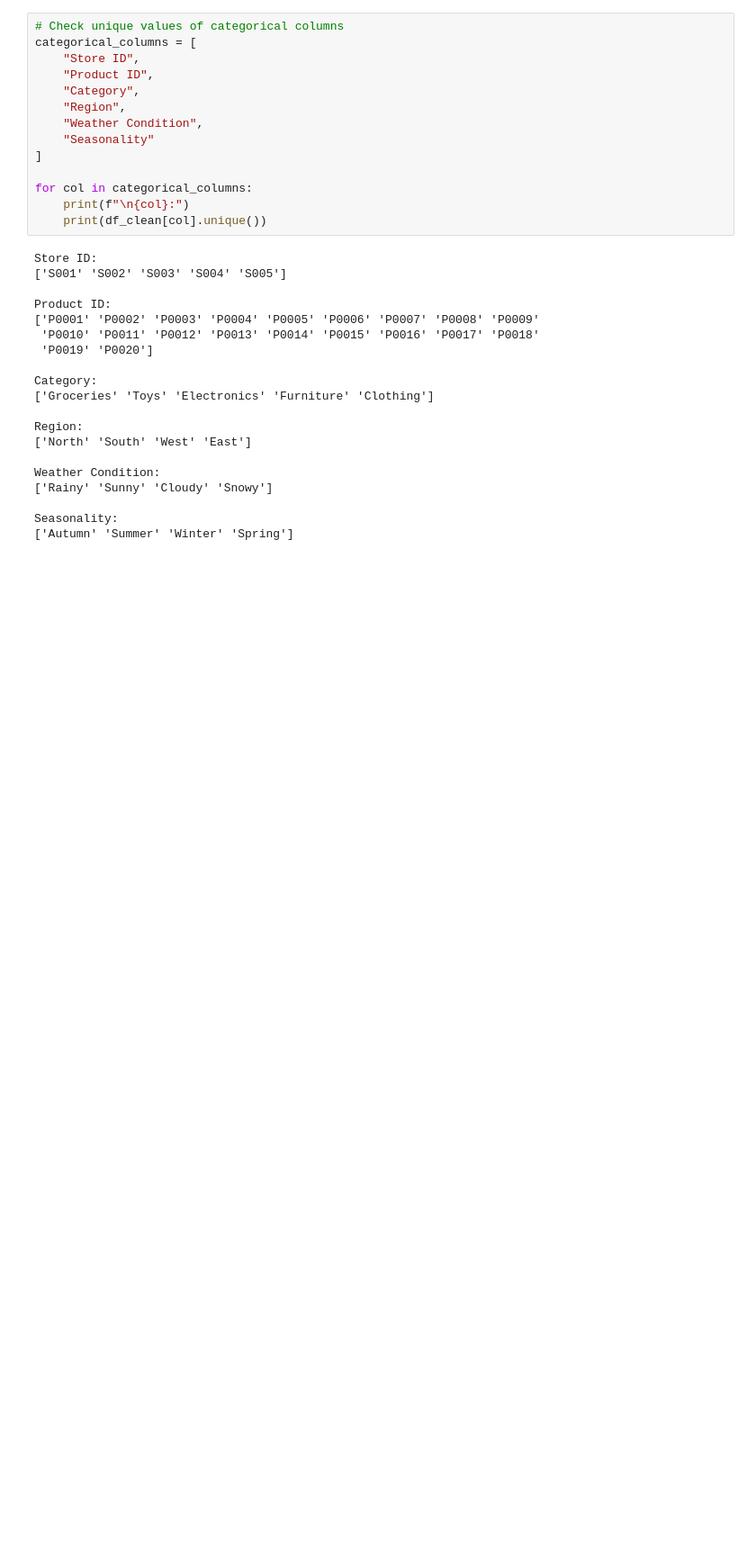
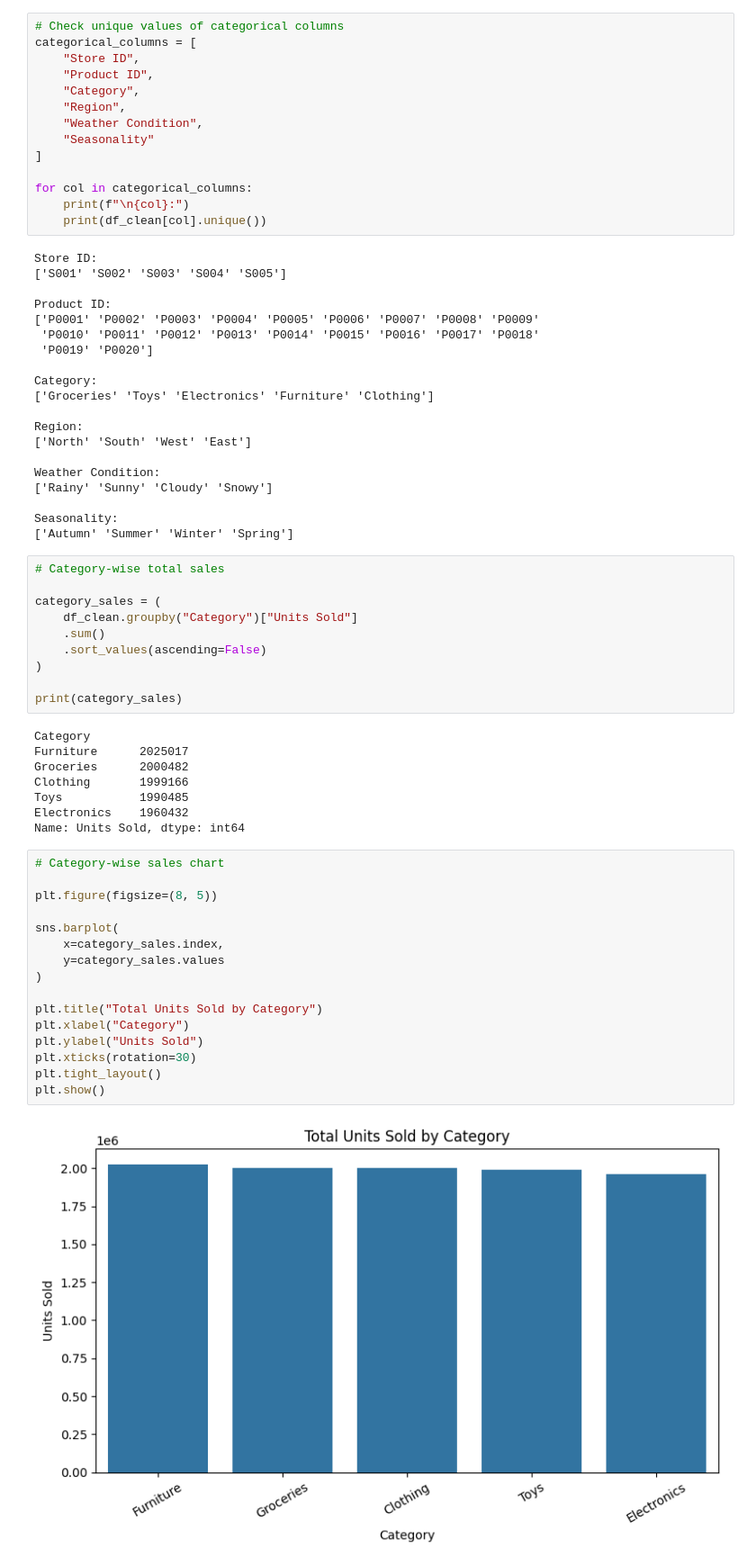
Before and after one commit to skismailkhan256-source/warehouse-stock-reorder-prediction, a Jupyter notebook: notebooks/warehouse_stock_analysis.ipynb, the cells around one changed output. Shown at 90% size. Saved outputs shown, nothing was run; the diff lists cells and outputs as text; blank space fills up the shorter version.

Commit message:
Complete data cleaning and EDA

```diff
--- a/notebooks/warehouse_stock_analysis.ipynb
+++ b/notebooks/warehouse_stock_analysis.ipynb
@@ -152,3 +157,39 @@ Weather Condition:
 
 Seasonality:
 ['Autumn' 'Summer' 'Winter' 'Spring']
+# %%
+# Category-wise total sales
+
+category_sales = (
+    df_clean.groupby("Category")["Units Sold"]
+    .sum()
+    .sort_values(ascending=False)
+)
+
+print(category_sales)
+# %% [output]
+Category
+Furniture      2025017
+Groceries      2000482
+Clothing       1999166
+Toys           1990485
+Electronics    1960432
+Name: Units Sold, dtype: int64
+# %%
+# Category-wise sales chart
+
+plt.figure(figsize=(8, 5))
+
+sns.barplot(
+    x=category_sales.index,
+    y=category_sales.values
+)
+
+plt.title("Total Units Sold by Category")
+plt.xlabel("Category")
+plt.ylabel("Units Sold")
+plt.xticks(rotation=30)
+plt.tight_layout()
+plt.show()
+# %% [output]
+[figure, added]
```
Also changed, not shown: parts of 15 cells of this notebook.
